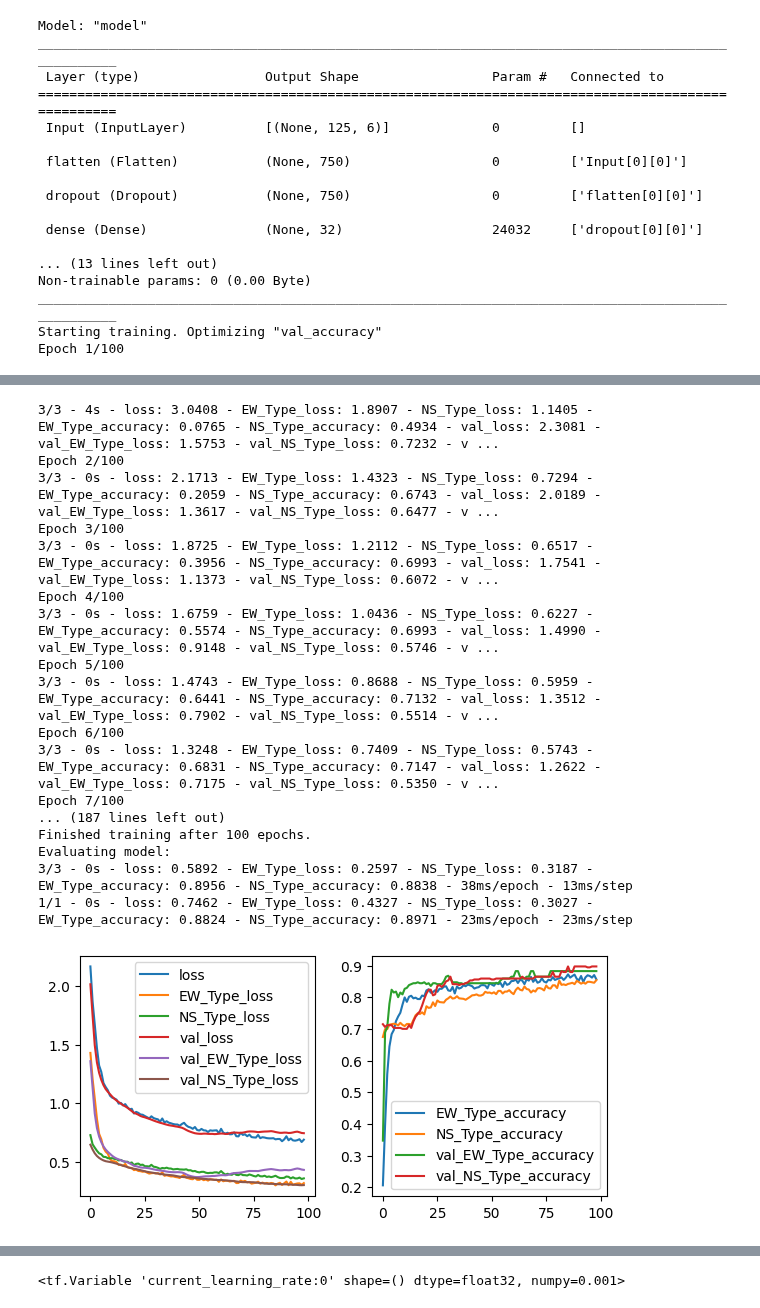
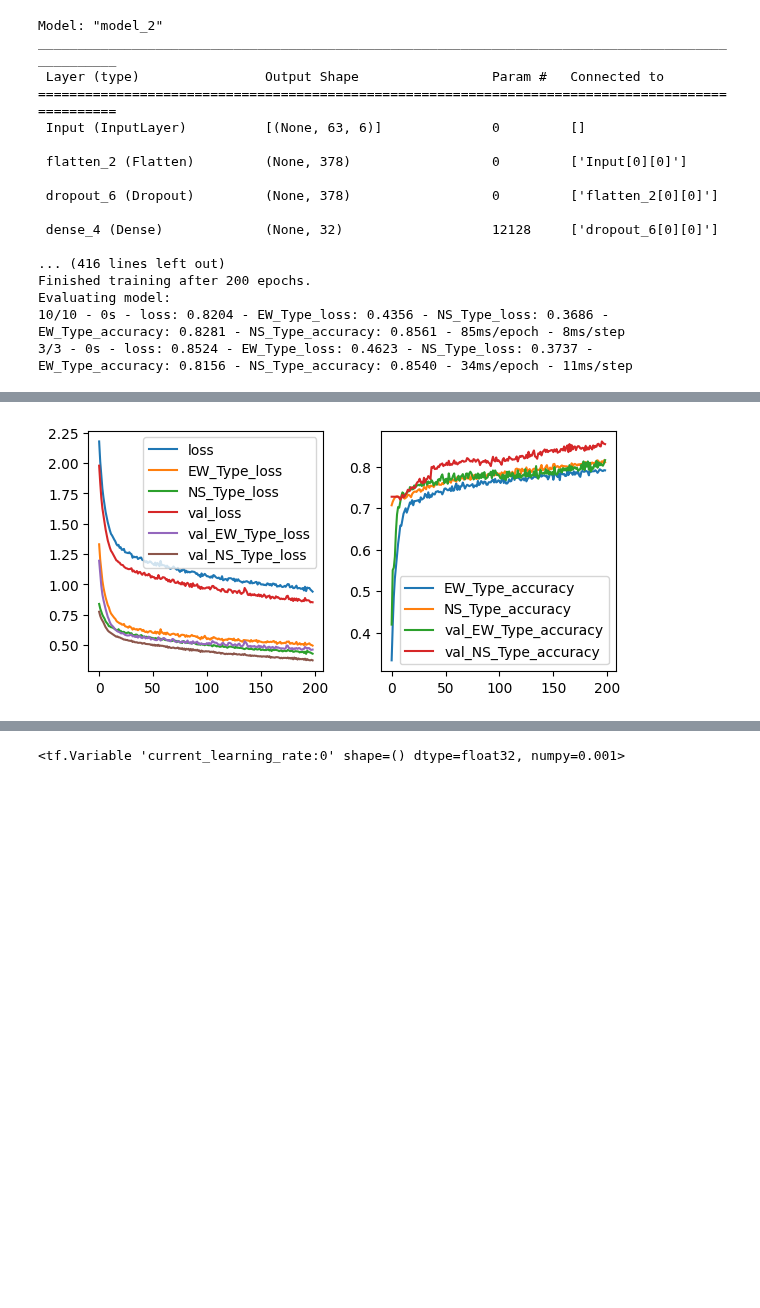
Before and after one commit to DavidBaldsiefen/splid-challenge, a Jupyter notebook: node_classifier.ipynb, the cells around one changed output, grey strips where cells are left out. Drawn from its saved outputs; the diff is of its cells as text; code cells hidden in the pictures; blank space fills up the shorter version.

Commit message:
Add submission models

```diff
--- a/node_classifier.ipynb
+++ b/node_classifier.ipynb
@@ -41,7 +41,7 @@ label_features=['EW', 'EW_Type', 'EW_Node', 'EW_Node_Location', 'NS', 'NS_Type',
 
 ds_gen = datahandler.DatasetGenerator(split_df=split_dataframes, input_features=input_features_reduced_further,
                                       with_labels=True,
-                                      train_val_split=0.8, input_stride=1, padding='none',
+                                      train_val_split=0.8, input_stride=2, padding='none',
                                       pad_location_labels=0,
                                       input_history_steps=1, input_future_steps=124, seed=69)
 # %% [output]
@@ -87,25 +109,25 @@ w_1 = 22.0
 w_2 = 16.0
 w_3 = 2.9
 
-hist = dense_model.fit(train_combined, val_ds=val_combined, epochs=100, verbose=2, plot_hist=True,
+hist = dense_model.fit(train_combined, val_ds=val_combined, epochs=200, verbose=2, plot_hist=True,
                        #class_weight={0: w_0, 1: w_1, 2: w_2, 3: w_3},
                        callbacks=[])
 #dense_model.model.save('models/ew_ns_classifier_new.hdf5')
 # %% [output]
-Model: "model"
+Model: "model_2"
 __________________________________________________________________________________________________
  Layer (type)                Output Shape                 Param #   Connected to
 ==================================================================================================
- Input (InputLayer)          [(None, 125, 6)]             0         []
+ Input (InputLayer)          [(None, 63, 6)]              0         []
 
- flatten (Flatten)           (None, 750)                  0         ['Input[0][0]']
+ flatten_2 (Flatten)         (None, 378)                  0         ['Input[0][0]']
 
- dropout (Dropout)           (None, 750)                  0         ['flatten[0][0]']
+ dropout_6 (Dropout)         (None, 378)                  0         ['flatten_2[0][0]']
 
- dense (Dense)               (None, 32)                   24032     ['dropout[0][0]']
+ dense_4 (Dense)             (None, 32)                   12128     ['dropout_6[0][0]']
 
-... (13 lines left out)
-Non-trainable params: 0 (0.00 Byte)
-__________________________________________________________________________________________________
-Starting training. Optimizing "val_accuracy"
-Epoch 1/100
+... (416 lines left out)
+Finished training after 200 epochs.
+Evaluating model:
+10/10 - 0s - loss: 0.8204 - EW_Type_loss: 0.4356 - NS_Type_loss: 0.3686 - EW_Type_accuracy: 0.8281 - NS_Type_accuracy: 0.8561 - 85ms/epoch - 8ms/step
+3/3 - 0s - loss: 0.8524 - EW_Type_loss: 0.4623 - NS_Type_loss: 0.3737 - EW_Type_accuracy: 0.8156 - NS_Type_accuracy: 0.8540 - 34ms/epoch - 11ms/step
@@ -118,21 +134,4 @@ I0000 00:00:1706653825.071817   14031 device_compiler.h:186] Compiled cluster us
-3/3 - 4s - loss: 3.0408 - EW_Type_loss: 1.8907 - NS_Type_loss: 1.1405 - EW_Type_accuracy: 0.0765 - NS_Type_accuracy: 0.4934 - val_loss: 2.3081 - val_EW_Type_loss: 1.5753 - val_NS_Type_loss: 0.7232 - v ...
-Epoch 2/100
-3/3 - 0s - loss: 2.1713 - EW_Type_loss: 1.4323 - NS_Type_loss: 0.7294 - EW_Type_accuracy: 0.2059 - NS_Type_accuracy: 0.6743 - val_loss: 2.0189 - val_EW_Type_loss: 1.3617 - val_NS_Type_loss: 0.6477 - v ...
-Epoch 3/100
-3/3 - 0s - loss: 1.8725 - EW_Type_loss: 1.2112 - NS_Type_loss: 0.6517 - EW_Type_accuracy: 0.3956 - NS_Type_accuracy: 0.6993 - val_loss: 1.7541 - val_EW_Type_loss: 1.1373 - val_NS_Type_loss: 0.6072 - v ...
-Epoch 4/100
-3/3 - 0s - loss: 1.6759 - EW_Type_loss: 1.0436 - NS_Type_loss: 0.6227 - EW_Type_accuracy: 0.5574 - NS_Type_accuracy: 0.6993 - val_loss: 1.4990 - val_EW_Type_loss: 0.9148 - val_NS_Type_loss: 0.5746 - v ...
-Epoch 5/100
-3/3 - 0s - loss: 1.4743 - EW_Type_loss: 0.8688 - NS_Type_loss: 0.5959 - EW_Type_accuracy: 0.6441 - NS_Type_accuracy: 0.7132 - val_loss: 1.3512 - val_EW_Type_loss: 0.7902 - val_NS_Type_loss: 0.5514 - v ...
-Epoch 6/100
-3/3 - 0s - loss: 1.3248 - EW_Type_loss: 0.7409 - NS_Type_loss: 0.5743 - EW_Type_accuracy: 0.6831 - NS_Type_accuracy: 0.7147 - val_loss: 1.2622 - val_EW_Type_loss: 0.7175 - val_NS_Type_loss: 0.5350 - v ...
-Epoch 7/100
-... (187 lines left out)
-Finished training after 100 epochs.
-Evaluating model:
-3/3 - 0s - loss: 0.5892 - EW_Type_loss: 0.2597 - NS_Type_loss: 0.3187 - EW_Type_accuracy: 0.8956 - NS_Type_accuracy: 0.8838 - 38ms/epoch - 13ms/step
-1/1 - 0s - loss: 0.7462 - EW_Type_loss: 0.4327 - NS_Type_loss: 0.3027 - EW_Type_accuracy: 0.8824 - NS_Type_accuracy: 0.8971 - 23ms/epoch - 23ms/step
-[figure, old version]
+[figure, new version]
 # %%
 pickle.dump(ds_gen.scaler, open('submission/models/ew_ns_classifier_scaler_new.pkl', 'wb'))
 dense_model.save('submission/models/ew_ns_classifier_new.hdf5')
```
Also changed, not shown: parts of 7 cells of this notebook, 17 other files.
